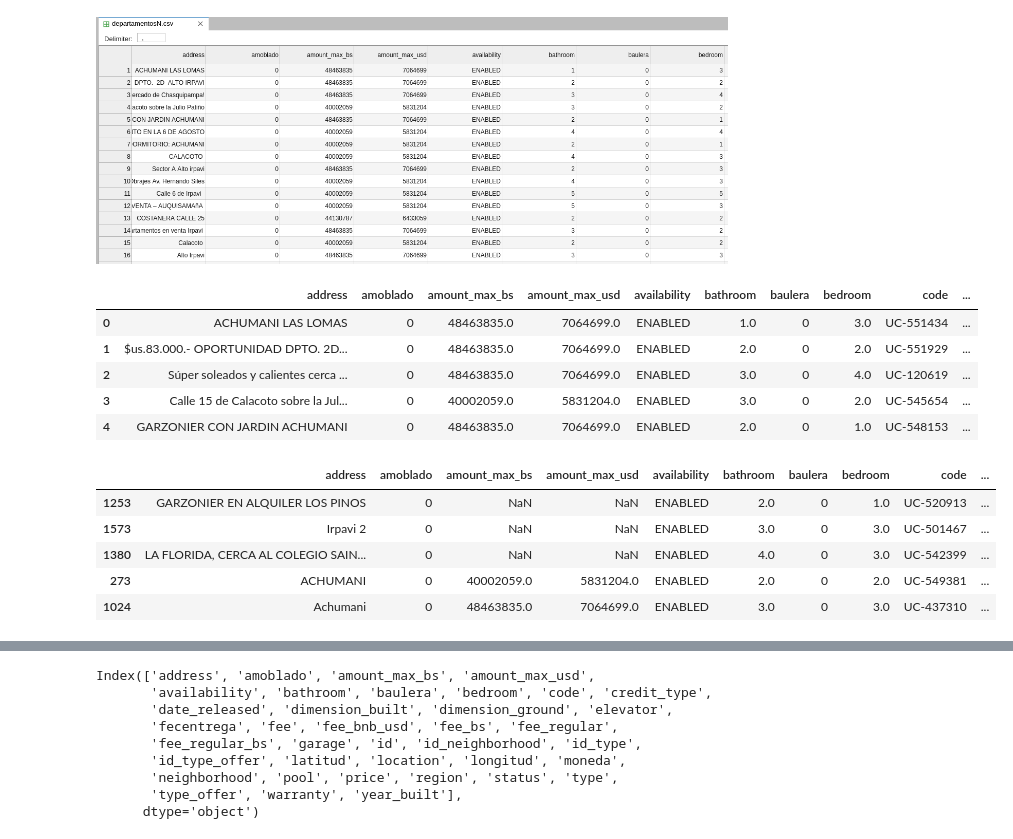
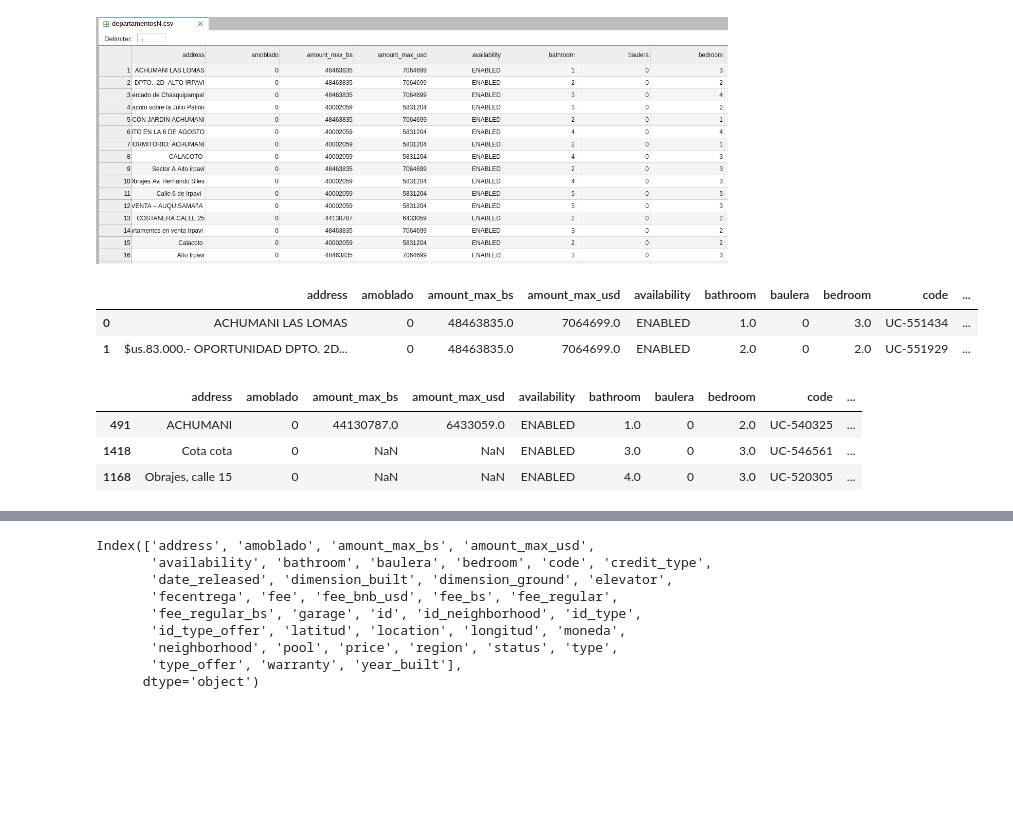
Before and after one commit to mamanipatricia/Pyladies-La-Paz, a Jupyter notebook: day5_Manejo_archivos_paquetes_Numpy_Pandas.ipynb, the cells around one changed output, grey strips where cells are left out. Cells and saved outputs as stored; diff of their text form; code cells hidden in the pictures; blank space fills up the shorter version.

```diff
--- a/day5_Manejo_archivos_paquetes_Numpy_Pandas.ipynb
+++ b/day5_Manejo_archivos_paquetes_Numpy_Pandas.ipynb
@@ -172,24 +177,19 @@ Image("df_apartmentsLP.png")
 # importando un csv
 dfd = pd.read_csv('./departamentosN.csv')
 # %%
-dfd.head()
+dfd.head(2)
 # %% [output]
 |  | address | amoblado | amount_max_bs | amount_max_usd | availability | bathroom | baulera | bedroom | code | ... |
 | 0 | ACHUMANI LAS LOMAS | 0 | 48463835.0 | 7064699.0 | ENABLED | 1.0 | 0 | 3.0 | UC-551434 | ... |
 | 1 | $us.83.000.- OPORTUNIDAD DPTO. 2D... | 0 | 48463835.0 | 7064699.0 | ENABLED | 2.0 | 0 | 2.0 | UC-551929 | ... |
-| 2 | Súper soleados y calientes cerca ... | 0 | 48463835.0 | 7064699.0 | ENABLED | 3.0 | 0 | 4.0 | UC-120619 | ... |
-| 3 | Calle 15 de Calacoto sobre la Jul... | 0 | 40002059.0 | 5831204.0 | ENABLED | 3.0 | 0 | 2.0 | UC-545654 | ... |
-| 4 | GARZONIER CON JARDIN ACHUMANI | 0 | 48463835.0 | 7064699.0 | ENABLED | 2.0 | 0 | 1.0 | UC-548153 | ... |
 # %%
 # mostrar elementos random
-dfd.sample(5)
+dfd.sample(3)
 # %% [output]
 |  | address | amoblado | amount_max_bs | amount_max_usd | availability | bathroom | baulera | bedroom | code | ... |
-| 1253 | GARZONIER EN ALQUILER LOS PINOS | 0 | NaN | NaN | ENABLED | 2.0 | 0 | 1.0 | UC-520913 | ... |
-| 1573 | Irpavi 2 | 0 | NaN | NaN | ENABLED | 3.0 | 0 | 3.0 | UC-501467 | ... |
-| 1380 | LA FLORIDA, CERCA AL COLEGIO SAIN... | 0 | NaN | NaN | ENABLED | 4.0 | 0 | 3.0 | UC-542399 | ... |
-| 273 | ACHUMANI | 0 | 40002059.0 | 5831204.0 | ENABLED | 2.0 | 0 | 2.0 | UC-549381 | ... |
-| 1024 | Achumani | 0 | 48463835.0 | 7064699.0 | ENABLED | 3.0 | 0 | 3.0 | UC-437310 | ... |
+| 491 | ACHUMANI | 0 | 44130787.0 | 6433059.0 | ENABLED | 1.0 | 0 | 2.0 | UC-540325 | ... |
+| 1418 | Cota cota | 0 | NaN | NaN | ENABLED | 3.0 | 0 | 3.0 | UC-546561 | ... |
+| 1168 | Obrajes, calle 15 | 0 | NaN | NaN | ENABLED | 4.0 | 0 | 3.0 | UC-520305 | ... |
 # %%
 dfd.dtypes
 # %% [output]
```
Also changed, not shown: parts of 9 cells of this notebook.
